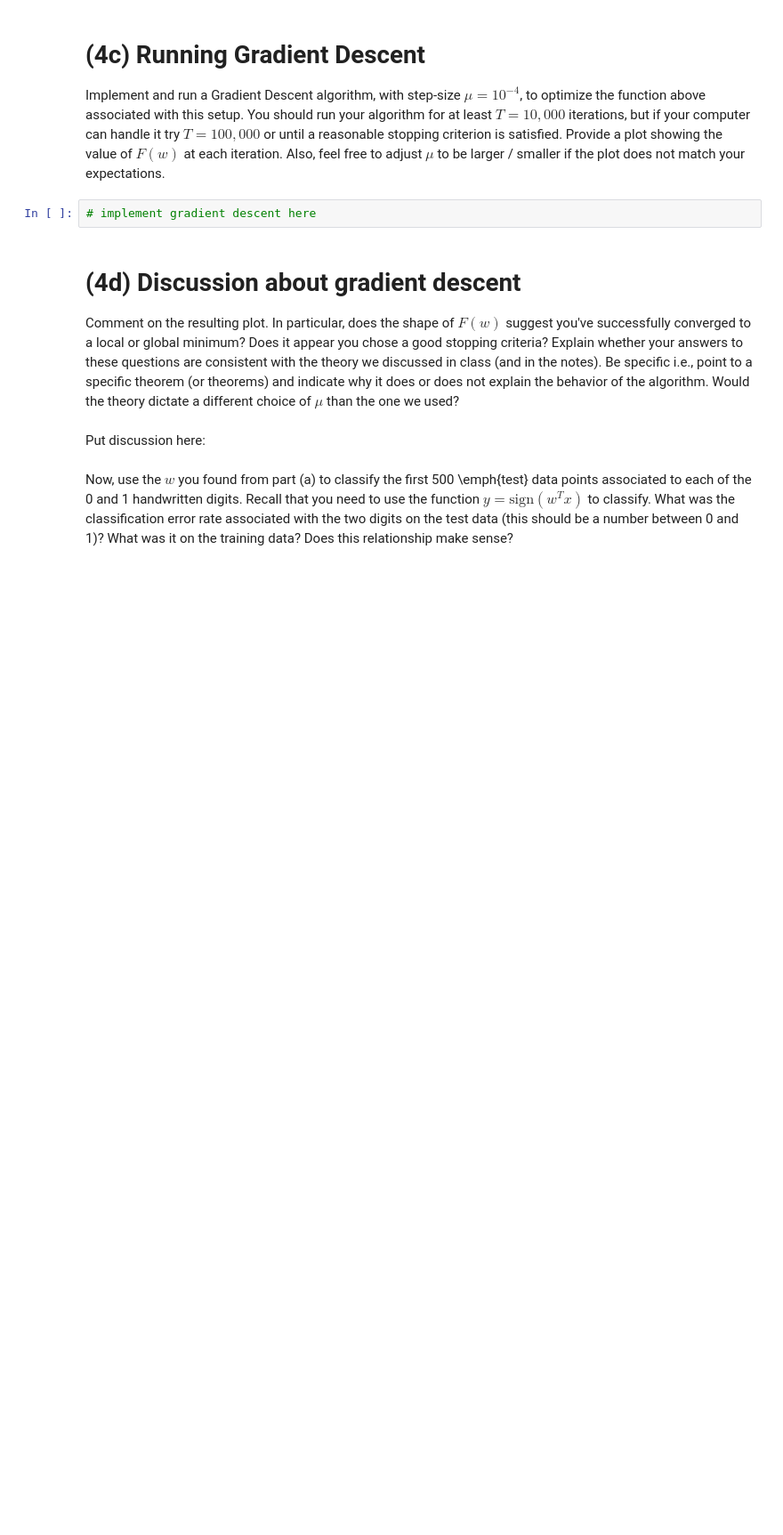
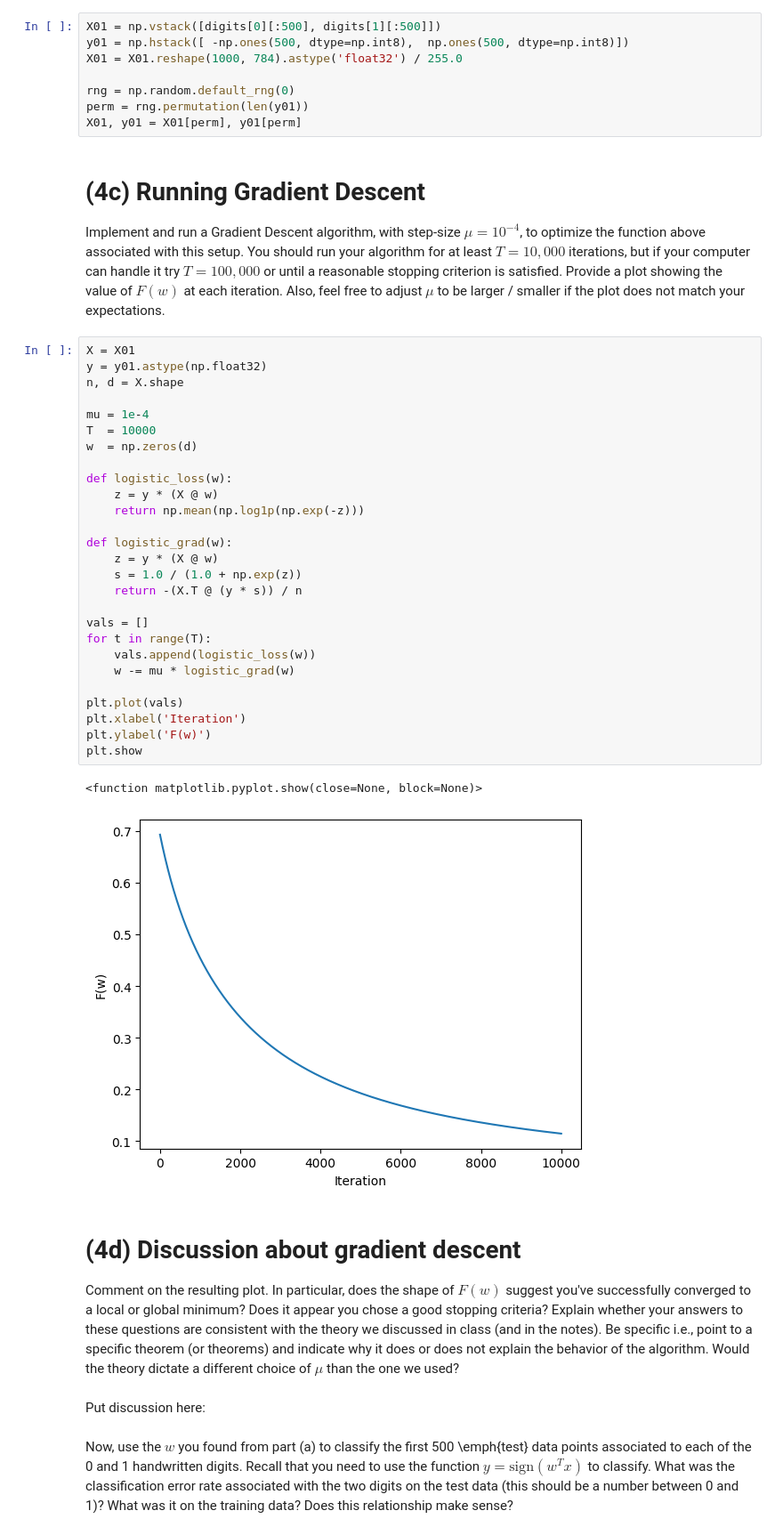
Before and after one commit to ageller02/MATH173A, a Jupyter notebook: HW4_Q4-2.ipynb, the cells around one changed output. Shown at 89% size. Saved outputs shown, nothing was run; the diff lists cells and outputs as text; blank space fills up the shorter version.

```diff
--- a/HW4_Q4-2.ipynb
+++ b/HW4_Q4-2.ipynb
@@ -71,9 +82,45 @@ Select the first 500 examples of 0’s and 1’s for this example, those will fo
+# %%
+X01 = np.vstack([digits[0][:500], digits[1][:500]])
+y01 = np.hstack([ -np.ones(500, dtype=np.int8),  np.ones(500, dtype=np.int8)])
+X01 = X01.reshape(1000, 784).astype('float32') / 255.0
+
+rng = np.random.default_rng(0)
+perm = rng.permutation(len(y01))
+X01, y01 = X01[perm], y01[perm]
 # %% [markdown]
 # (4c) Running Gradient Descent
 
 Implement and run a Gradient Descent algorithm, with step-size $\mu = 10^{-4}$, to optimize the function above associated with this setup. You should run your algorithm for at least $T = 10,000$ iterations, but if your computer can handle it try $T=100,000$ or until a reasonable stopping criterion is satisfied.  Provide a plot showing the value of $F(w)$ at each iteration. Also, feel free to adjust $\mu$ to be larger / smaller if the plot does not match your expectations.
-# %%
-# implement gradient descent here
+# %%
+X = X01
+y = y01.astype(np.float32)
+n, d = X.shape
+
+mu = 1e-4
+T  = 10000
+w  = np.zeros(d)
+
+def logistic_loss(w):
+    z = y * (X @ w)
+    return np.mean(np.log1p(np.exp(-z)))
+
+def logistic_grad(w):
+    z = y * (X @ w)
+    s = 1.0 / (1.0 + np.exp(z))
+    return -(X.T @ (y * s)) / n
+
+vals = []
+for t in range(T):
+    vals.append(logistic_loss(w))
+    w -= mu * logistic_grad(w)
+
+plt.plot(vals)
+plt.xlabel('Iteration')
+plt.ylabel('F(w)')
+plt.show
+# %% [output]
+<function matplotlib.pyplot.show(close=None, block=None)>
+[figure, added]
 # %% [markdown]
 # (4d) Discussion about gradient descent
 
```
Also changed, not shown: parts of 4 cells of this notebook.
